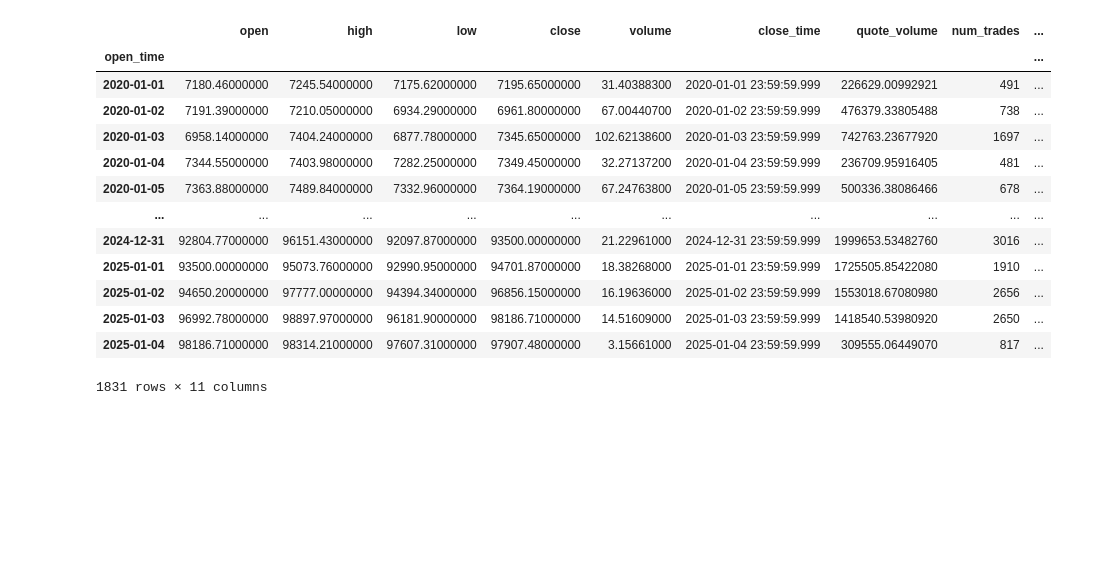
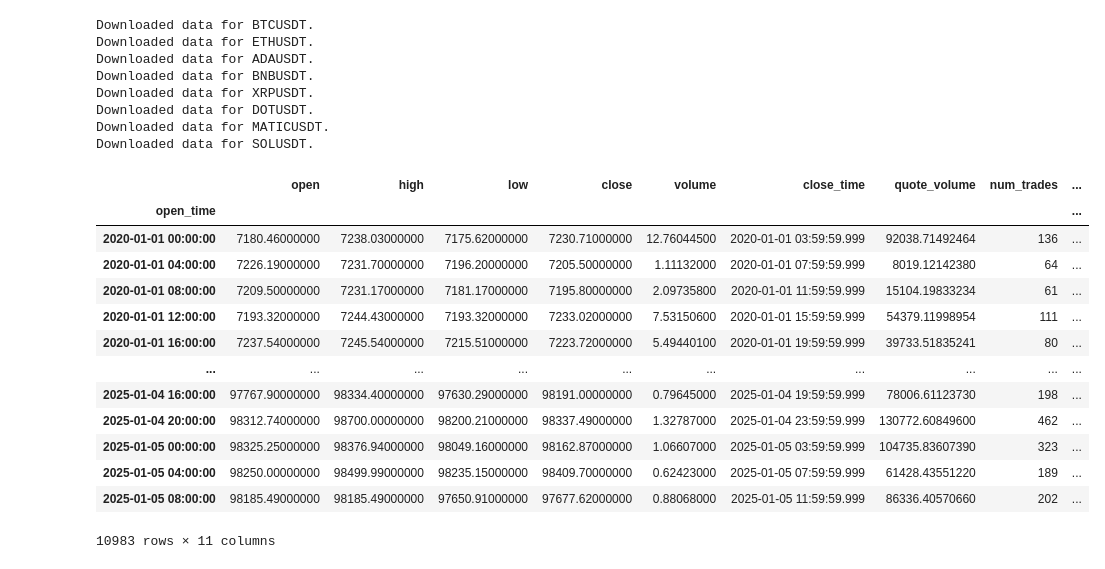
Before and after one commit to wbchristerson/jn-learning, a Jupyter notebook: cryptocurrency_stat_arb.ipynb, the cells around one changed output. Saved outputs shown, nothing was run; the diff lists cells and outputs as text; code cells hidden in the pictures; blank space fills up the shorter version.

```diff
--- a/cryptocurrency_stat_arb.ipynb
+++ b/cryptocurrency_stat_arb.ipynb
@@ -25,7 +28,7 @@ from binance.client import Client as bnb_client
 from datetime import datetime
 import pandas as pd
 
-univ = ['BTCUSDT','ETHUSDT','ADAUSDT','BNBUSDT','XRPUSDT','DOTUSDT','MATICUSDT']
+univ = ['BTCUSDT','ETHUSDT','ADAUSDT','BNBUSDT','XRPUSDT','DOTUSDT','MATICUSDT','SOLUSDT']
 
 client = bnb_client(tld='US')
 
@@ -39,24 +42,38 @@ def get_price_data_for_coin(coin, freq, start_date):
     bn_data['close_time'] = bn_data['close_time'].map(lambda x: datetime.utcfromtimestamp(x / 1000))
     return bn_data
 
-px = {}
 
-for coin in univ:
-    px[coin] = get_price_data_for_coin(coin, '1d', '2020-01-01').set_index('open_time')
+def get_price_data_for_universe(freq, start_date):
+    px_data = {}
 
-px[univ[0]]
+    for coin in univ:
+        px_data[coin] = get_price_data_for_coin(coin, freq, start_date).set_index('open_time')
+        print(f"Downloaded data for {coin}.")
+
+    return px_data
-# %% [output]
-|  | open | high | low | close | volume | close_time | quote_volume | num_trades | ... |
-| open_time |  |  |  |  |  |  |  |  | ... |
-| 2020-01-01 | 7180.46000000 | 7245.54000000 | 7175.62000000 | 7195.65000000 | 31.40388300 | 2020-01-01 23:59:59.999 | 226629.00992921 | 491 | ... |
-| 2020-01-02 | 7191.39000000 | 7210.05000000 | 6934.29000000 | 6961.80000000 | 67.00440700 | 2020-01-02 23:59:59.999 | 476379.33805488 | 738 | ... |
-| 2020-01-03 | 6958.14000000 | 7404.24000000 | 6877.78000000 | 7345.65000000 | 102.62138600 | 2020-01-03 23:59:59.999 | 742763.23677920 | 1697 | ... |
-| 2020-01-04 | 7344.55000000 | 7403.98000000 | 7282.25000000 | 7349.45000000 | 32.27137200 | 2020-01-04 23:59:59.999 | 236709.95916405 | 481 | ... |
-| 2020-01-05 | 7363.88000000 | 7489.84000000 | 7332.96000000 | 7364.19000000 | 67.24763800 | 2020-01-05 23:59:59.999 | 500336.38086466 | 678 | ... |
-| ... | ... | ... | ... | ... | ... | ... | ... | ... | ... |
-| 2024-12-31 | 92804.77000000 | 96151.43000000 | 92097.87000000 | 93500.00000000 | 21.22961000 | 2024-12-31 23:59:59.999 | 1999653.53482760 | 3016 | ... |
-| 2025-01-01 | 93500.00000000 | 95073.76000000 | 92990.95000000 | 94701.87000000 | 18.38268000 | 2025-01-01 23:59:59.999 | 1725505.85422080 | 1910 | ... |
-| 2025-01-02 | 94650.20000000 | 97777.00000000 | 94394.34000000 | 96856.15000000 | 16.19636000 | 2025-01-02 23:59:59.999 | 1553018.67080980 | 2656 | ... |
-| 2025-01-03 | 96992.78000000 | 98897.97000000 | 96181.90000000 | 98186.71000000 | 14.51609000 | 2025-01-03 23:59:59.999 | 1418540.53980920 | 2650 | ... |
-| 2025-01-04 | 98186.71000000 | 98314.21000000 | 97607.31000000 | 97907.48000000 | 3.15661000 | 2025-01-04 23:59:59.999 | 309555.06449070 | 817 | ... |
-1831 rows × 11 columns
+# %%
+px_data = get_price_data_for_universe('4h', '2020-01-01')
+px_data['BTCUSDT']
+# %% [output]
+Downloaded data for BTCUSDT.
+Downloaded data for ETHUSDT.
+Downloaded data for ADAUSDT.
+Downloaded data for BNBUSDT.
+Downloaded data for XRPUSDT.
+Downloaded data for DOTUSDT.
+Downloaded data for MATICUSDT.
+Downloaded data for SOLUSDT.
+|  | open | high | low | close | volume | close_time | quote_volume | num_trades | ... |
+| open_time |  |  |  |  |  |  |  |  | ... |
+| 2020-01-01 00:00:00 | 7180.46000000 | 7238.03000000 | 7175.62000000 | 7230.71000000 | 12.76044500 | 2020-01-01 03:59:59.999 | 92038.71492464 | 136 | ... |
+| 2020-01-01 04:00:00 | 7226.19000000 | 7231.70000000 | 7196.20000000 | 7205.50000000 | 1.11132000 | 2020-01-01 07:59:59.999 | 8019.12142380 | 64 | ... |
+| 2020-01-01 08:00:00 | 7209.50000000 | 7231.17000000 | 7181.17000000 | 7195.80000000 | 2.09735800 | 2020-01-01 11:59:59.999 | 15104.19833234 | 61 | ... |
+| 2020-01-01 12:00:00 | 7193.32000000 | 7244.43000000 | 7193.32000000 | 7233.02000000 | 7.53150600 | 2020-01-01 15:59:59.999 | 54379.11998954 | 111 | ... |
+| 2020-01-01 16:00:00 | 7237.54000000 | 7245.54000000 | 7215.51000000 | 7223.72000000 | 5.49440100 | 2020-01-01 19:59:59.999 | 39733.51835241 | 80 | ... |
+| ... | ... | ... | ... | ... | ... | ... | ... | ... | ... |
+| 2025-01-04 16:00:00 | 97767.90000000 | 98334.40000000 | 97630.29000000 | 98191.00000000 | 0.79645000 | 2025-01-04 19:59:59.999 | 78006.61123730 | 198 | ... |
+| 2025-01-04 20:00:00 | 98312.74000000 | 98700.00000000 | 98200.21000000 | 98337.49000000 | 1.32787000 | 2025-01-04 23:59:59.999 | 130772.60849600 | 462 | ... |
+| 2025-01-05 00:00:00 | 98325.25000000 | 98376.94000000 | 98049.16000000 | 98162.87000000 | 1.06607000 | 2025-01-05 03:59:59.999 | 104735.83607390 | 323 | ... |
+| 2025-01-05 04:00:00 | 98250.00000000 | 98499.99000000 | 98235.15000000 | 98409.70000000 | 0.62423000 | 2025-01-05 07:59:59.999 | 61428.43551220 | 189 | ... |
+| 2025-01-05 08:00:00 | 98185.49000000 | 98185.49000000 | 97650.91000000 | 97677.62000000 | 0.88068000 | 2025-01-05 11:59:59.999 | 86336.40570660 | 202 | ... |
+10983 rows × 11 columns
```
Also changed, not shown: parts of 9 cells of this notebook.
